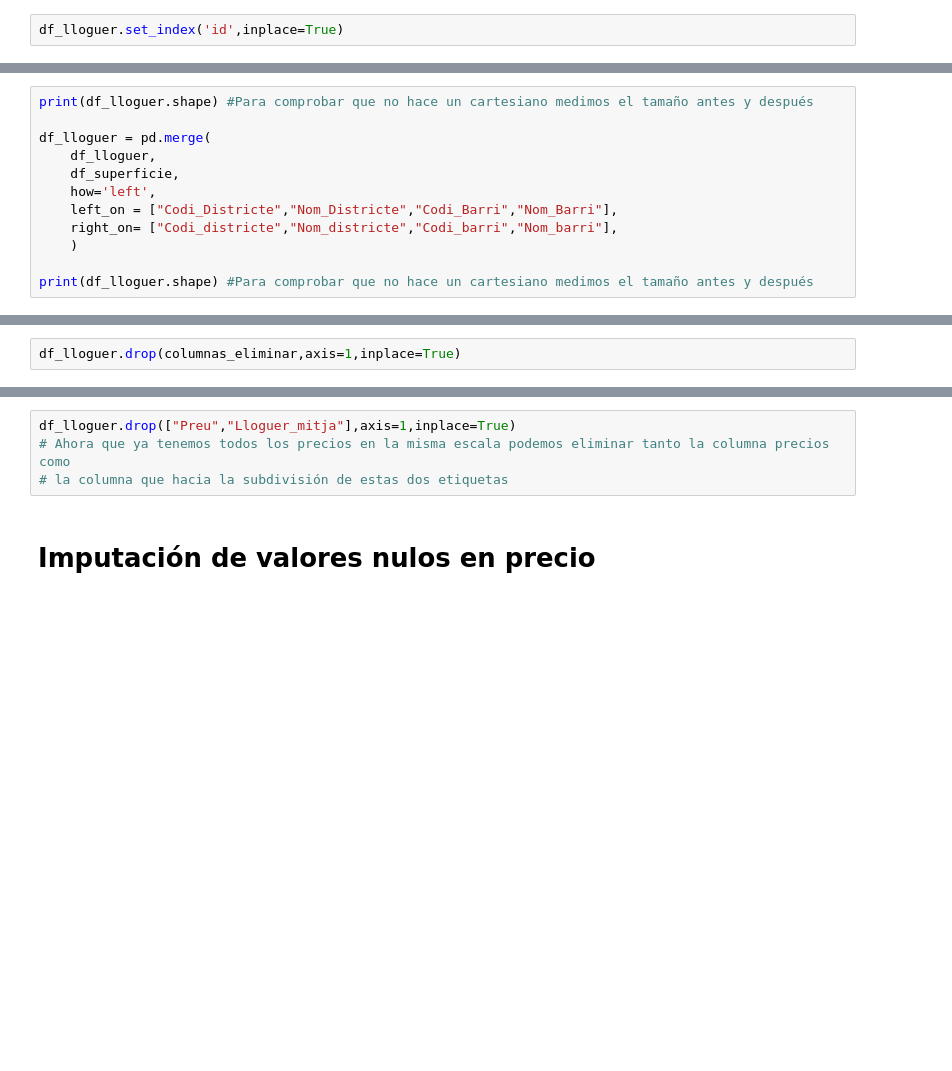
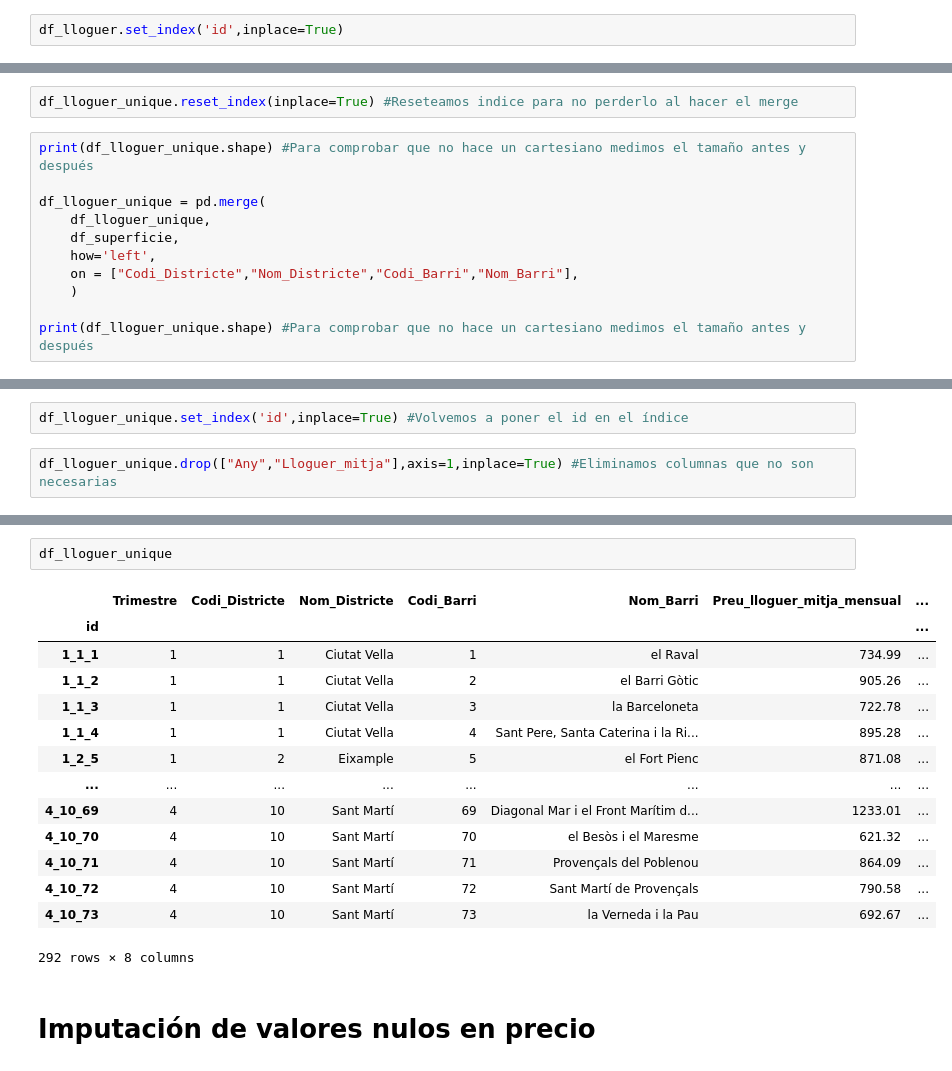
Before and after one commit to Sergiochueco/Hackato_JUMP2DIGITAL, a Jupyter notebook: EDA.ipynb, the cells around one changed output, grey strips where cells are left out. Saved outputs shown, nothing was run; the diff lists cells and outputs as text; blank space fills up the shorter version.

Commit message:
Limpieza datos df_lloguer completado

```diff
--- a/EDA.ipynb
+++ b/EDA.ipynb
@@ -395,13 +441,14 @@ df_lloguer[(df_lloguer['Codi_Barri']==1)&(df_lloguer['Codi_Districte']==1)]
+# %%
+df_lloguer_unique.reset_index(inplace=True) #Reseteamos indice para no perderlo al hacer el merge
 # %%
-print(df_lloguer.shape) #Para comprobar que no hace un cartesiano medimos el tamaño antes y después
+print(df_lloguer_unique.shape) #Para comprobar que no hace un cartesiano medimos el tamaño antes y después
 
-df_lloguer = pd.merge(
-    df_lloguer,
+df_lloguer_unique = pd.merge(
+    df_lloguer_unique,
     df_superficie,
     how='left',
-    left_on = ["Codi_Districte","Nom_Districte","Codi_Barri","Nom_Barri"],
-    right_on= ["Codi_districte","Nom_districte","Codi_barri","Nom_barri"],
+    on = ["Codi_Districte","Nom_Districte","Codi_Barri","Nom_Barri"],
     )
 
-print(df_lloguer.shape) #Para comprobar que no hace un cartesiano medimos el tamaño antes y después
+print(df_lloguer_unique.shape) #Para comprobar que no hace un cartesiano medimos el tamaño antes y después
 # %% [output]
@@ -412,2 +457,4 @@ columnas_eliminar = ["Codi_districte","Nom_districte","Codi_barri","Nom_barri","
+# %%
+df_lloguer_unique.set_index('id',inplace=True) #Volvemos a poner el id en el índice
 # %%
-df_lloguer.drop(columnas_eliminar,axis=1,inplace=True)
+df_lloguer_unique.drop(["Any","Lloguer_mitja"],axis=1,inplace=True) #Eliminamos columnas que no son necesarias
@@ -496,7 +461,20 @@ df_lloguer.head(10) #comprobamos que este todo correcto y que no se haya desconf
-# %%
-df_lloguer.drop(["Preu","Lloguer_mitja"],axis=1,inplace=True)
-# Ahora que ya tenemos todos los precios en la misma escala podemos eliminar tanto la columna precios como
-# la columna que hacia la subdivisión de estas dos etiquetas
+# %%
+df_lloguer_unique
+# %% [output]
+|  | Trimestre | Codi_Districte | Nom_Districte | Codi_Barri | Nom_Barri | Preu_lloguer_mitja_mensual | ... |
+| id |  |  |  |  |  |  | ... |
+| 1_1_1 | 1 | 1 | Ciutat Vella | 1 | el Raval | 734.99 | ... |
+| 1_1_2 | 1 | 1 | Ciutat Vella | 2 | el Barri Gòtic | 905.26 | ... |
+| 1_1_3 | 1 | 1 | Ciutat Vella | 3 | la Barceloneta | 722.78 | ... |
+| 1_1_4 | 1 | 1 | Ciutat Vella | 4 | Sant Pere, Santa Caterina i la Ri... | 895.28 | ... |
+| 1_2_5 | 1 | 2 | Eixample | 5 | el Fort Pienc | 871.08 | ... |
+| ... | ... | ... | ... | ... | ... | ... | ... |
+| 4_10_69 | 4 | 10 | Sant Martí | 69 | Diagonal Mar i el Front Marítim d... | 1233.01 | ... |
+| 4_10_70 | 4 | 10 | Sant Martí | 70 | el Besòs i el Maresme | 621.32 | ... |
+| 4_10_71 | 4 | 10 | Sant Martí | 71 | Provençals del Poblenou | 864.09 | ... |
+| 4_10_72 | 4 | 10 | Sant Martí | 72 | Sant Martí de Provençals | 790.58 | ... |
+| 4_10_73 | 4 | 10 | Sant Martí | 73 | la Verneda i la Pau | 692.67 | ... |
+292 rows × 8 columns
 # %% [markdown]
 # Imputación de valores nulos en precio
 # %%
```
Also changed, not shown: parts of 44 cells of this notebook.
